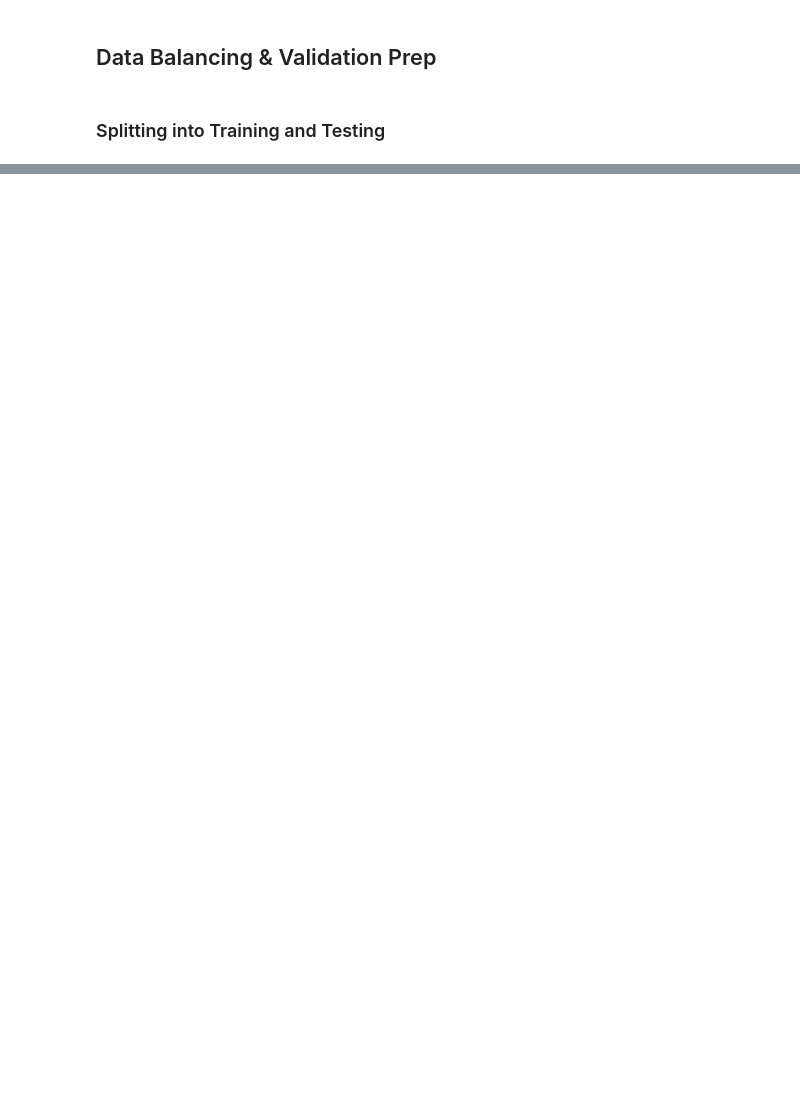
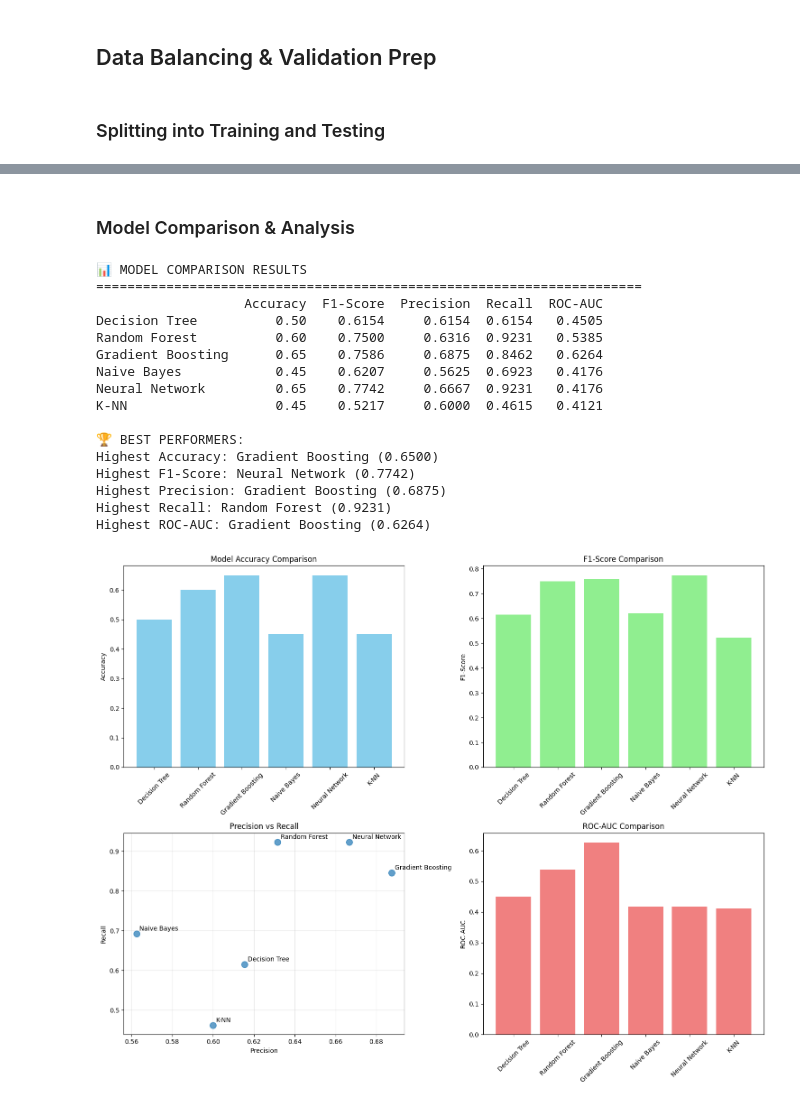
Before and after one commit to mriacodes/ml_movie_dropoffs, a Jupyter notebook: backend/model-building-evaluation.ipynb, the cells around one changed output, grey strips where cells are left out. Saved outputs shown, nothing was run; the diff lists cells and outputs as text; code cells hidden in the pictures; blank space fills up the shorter version.

Commit message:
Model Building and Selection Done
Extracted .pkl file for Django implementation. Added new folder named django_models. Contains partial files for Django implementation and .pkl file for the model.

```diff
--- a/backend/model-building-evaluation.ipynb
+++ b/backend/model-building-evaluation.ipynb
@@ -38,0 +236,79 @@ print(len(X_test))
+# %% [markdown]
+### Model Comparison & Analysis
+# %%
+# Create comparison table
+results_df = pd.DataFrame(results).T
+results_df = results_df.round(4)
+
+print("📊 MODEL COMPARISON RESULTS")
+print("=" * 70)
+print(results_df.to_string())
+
+# Highlight best performers
+print("\n🏆 BEST PERFORMERS:")
+print(f"Highest Accuracy: {results_df['Accuracy'].idxmax()} ({results_df['Accuracy'].max():.4f})")
+print(f"Highest F1-Score: {results_df['F1-Score'].idxmax()} ({results_df['F1-Score'].max():.4f})")
+print(f"Highest Precision: {results_df['Precision'].idxmax()} ({results_df['Precision'].max():.4f})")
+print(f"Highest Recall: {results_df['Recall'].idxmax()} ({results_df['Recall'].max():.4f})")
+
+# Filter out N/A values for ROC-AUC comparison
+roc_results = results_df[results_df['ROC-AUC'] != 'N/A']['ROC-AUC'].astype(float)
+if not roc_results.empty:
+    print(f"Highest ROC-AUC: {roc_results.idxmax()} ({roc_results.max():.4f})")
+
+# Visual comparison
+fig, axes = plt.subplots(2, 2, figsize=(15, 12))
+
+# Accuracy comparison
+axes[0, 0].bar(results_df.index, results_df['Accuracy'], color='skyblue')
+axes[0, 0].set_title('Model Accuracy Comparison')
+axes[0, 0].set_ylabel('Accuracy')
+axes[0, 0].tick_params(axis='x', rotation=45)
+
+# F1-Score comparison
+axes[0, 1].bar(results_df.index, results_df['F1-Score'], color='lightgreen')
+axes[0, 1].set_title('F1-Score Comparison')
+axes[0, 1].set_ylabel('F1-Score')
+axes[0, 1].tick_params(axis='x', rotation=45)
+
+# Precision vs Recall
+axes[1, 0].scatter(results_df['Precision'], results_df['Recall'], s=100, alpha=0.7)
+for i, model in enumerate(results_df.index):
+    axes[1, 0].annotate(model, (results_df['Precision'].iloc[i], results_df['Recall'].iloc[i]),
+                       xytext=(5, 5), textcoords='offset points')
+axes[1, 0].set_xlabel('Precision')
+axes[1, 0].set_ylabel('Recall')
+axes[1, 0].set_title('Precision vs Recall')
+axes[1, 0].grid(True, alpha=0.3)
+
+# ROC-AUC comparison (exclude N/A values)
+roc_data = results_df[results_df['ROC-AUC'] != 'N/A']
+if not roc_data.empty:
+    axes[1, 1].bar(roc_data.index, roc_data['ROC-AUC'].astype(float), color='lightcoral')
+    axes[1, 1].set_title('ROC-AUC Comparison')
+    axes[1, 1].set_ylabel('ROC-AUC')
+    axes[1, 1].tick_params(axis='x', rotation=45)
+else:
+    axes[1, 1].text(0.5, 0.5, 'No ROC-AUC data available', ha='center', va='center', transform=axes[1, 1].transAxes)
+    axes[1, 1].set_title('ROC-AUC Comparison')
+
+plt.tight_layout()
+plt.show()
+# %% [output]
+📊 MODEL COMPARISON RESULTS
+======================================================================
+                   Accuracy  F1-Score  Precision  Recall  ROC-AUC
+Decision Tree          0.50    0.6154     0.6154  0.6154   0.4505
+Random Forest          0.60    0.7500     0.6316  0.9231   0.5385
+Gradient Boosting      0.65    0.7586     0.6875  0.8462   0.6264
+Naive Bayes            0.45    0.6207     0.5625  0.6923   0.4176
+Neural Network         0.65    0.7742     0.6667  0.9231   0.4176
+K-NN                   0.45    0.5217     0.6000  0.4615   0.4121
+
+🏆 BEST PERFORMERS:
+Highest Accuracy: Gradient Boosting (0.6500)
+Highest F1-Score: Neural Network (0.7742)
+Highest Precision: Gradient Boosting (0.6875)
+Highest Recall: Random Forest (0.9231)
+Highest ROC-AUC: Gradient Boosting (0.6264)
+[figure, added]
```
Also changed, not shown: parts of 25 cells of this notebook, 10 other files.
